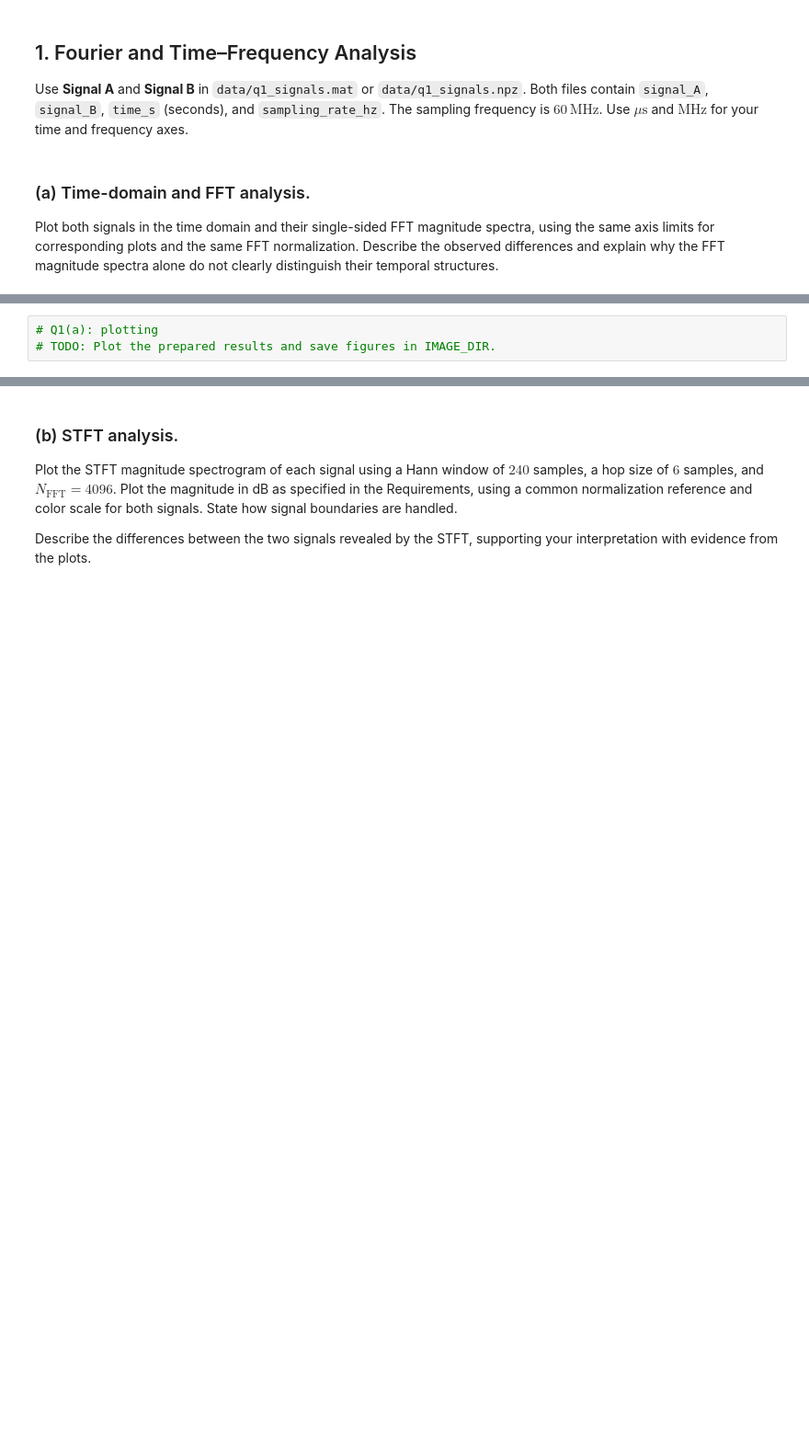
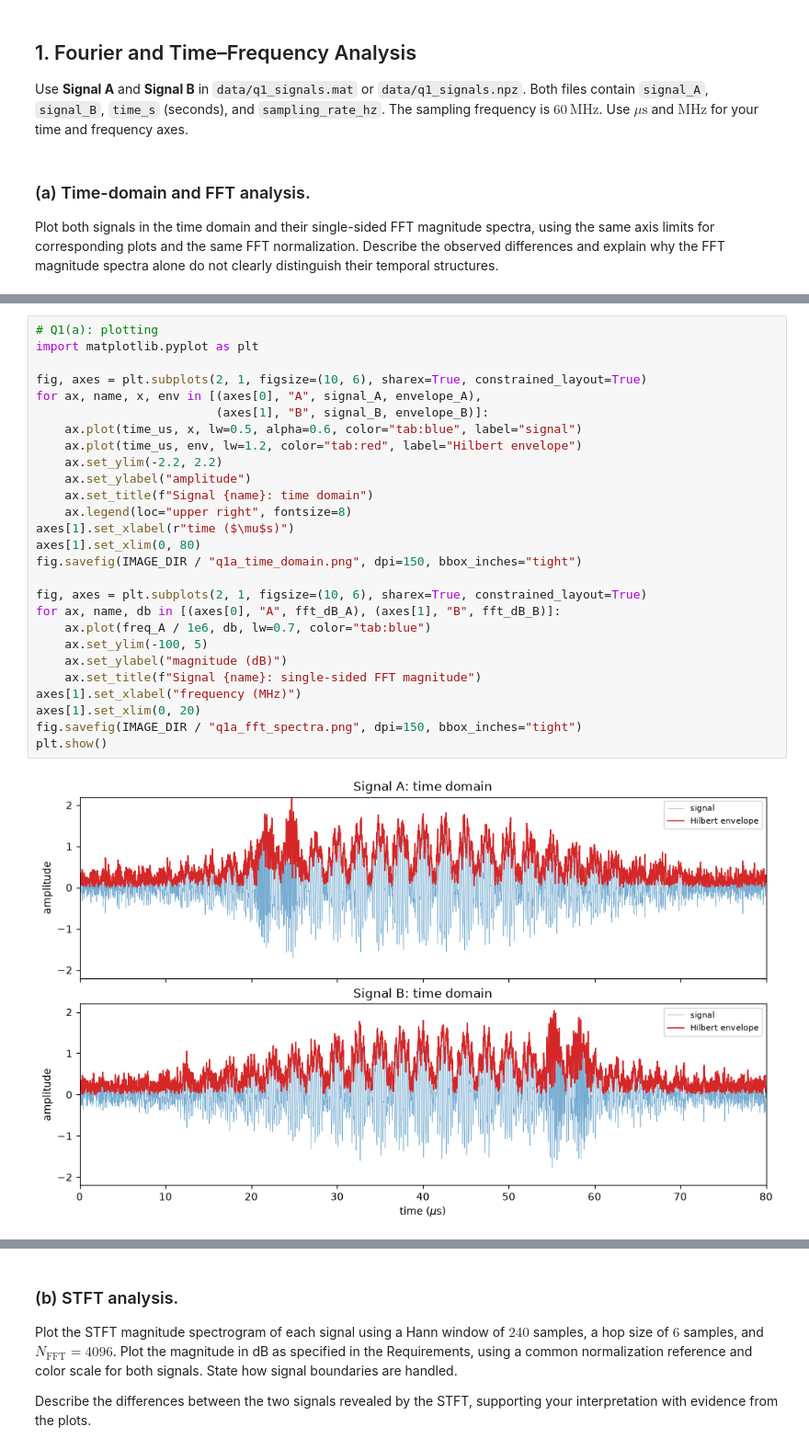
Before and after one commit to AristurtleHu/Signal-Ultrasound-Analysis, a Jupyter notebook: codes/HW1.ipynb, the cells around one changed output, grey strips where cells are left out. Shown at 92% size. Drawn from its saved outputs; the diff is of its cells as text; blank space fills up the shorter version.

```diff
--- a/codes/HW1.ipynb
+++ b/codes/HW1.ipynb
@@ -73,3 +101,29 @@ Plot both signals in the time domain and their single-sided FFT magnitude spectr
 # %%
 # Q1(a): plotting
-# TODO: Plot the prepared results and save figures in IMAGE_DIR.
+import matplotlib.pyplot as plt
+
+fig, axes = plt.subplots(2, 1, figsize=(10, 6), sharex=True, constrained_layout=True)
+for ax, name, x, env in [(axes[0], "A", signal_A, envelope_A),
+                         (axes[1], "B", signal_B, envelope_B)]:
+    ax.plot(time_us, x, lw=0.5, alpha=0.6, color="tab:blue", label="signal")
+    ax.plot(time_us, env, lw=1.2, color="tab:red", label="Hilbert envelope")
+    ax.set_ylim(-2.2, 2.2)
+    ax.set_ylabel("amplitude")
+    ax.set_title(f"Signal {name}: time domain")
+    ax.legend(loc="upper right", fontsize=8)
+axes[1].set_xlabel(r"time ($\mu$s)")
+axes[1].set_xlim(0, 80)
+fig.savefig(IMAGE_DIR / "q1a_time_domain.png", dpi=150, bbox_inches="tight")
+
+fig, axes = plt.subplots(2, 1, figsize=(10, 6), sharex=True, constrained_layout=True)
+for ax, name, db in [(axes[0], "A", fft_dB_A), (axes[1], "B", fft_dB_B)]:
+    ax.plot(freq_A / 1e6, db, lw=0.7, color="tab:blue")
+    ax.set_ylim(-100, 5)
+    ax.set_ylabel("magnitude (dB)")
+    ax.set_title(f"Signal {name}: single-sided FFT magnitude")
+axes[1].set_xlabel("frequency (MHz)")
+axes[1].set_xlim(0, 20)
+fig.savefig(IMAGE_DIR / "q1a_fft_spectra.png", dpi=150, bbox_inches="tight")
+plt.show()
+# %% [output]
+[figure, added]
```
Also changed, not shown: parts of 24 cells of this notebook, 18 other files.
